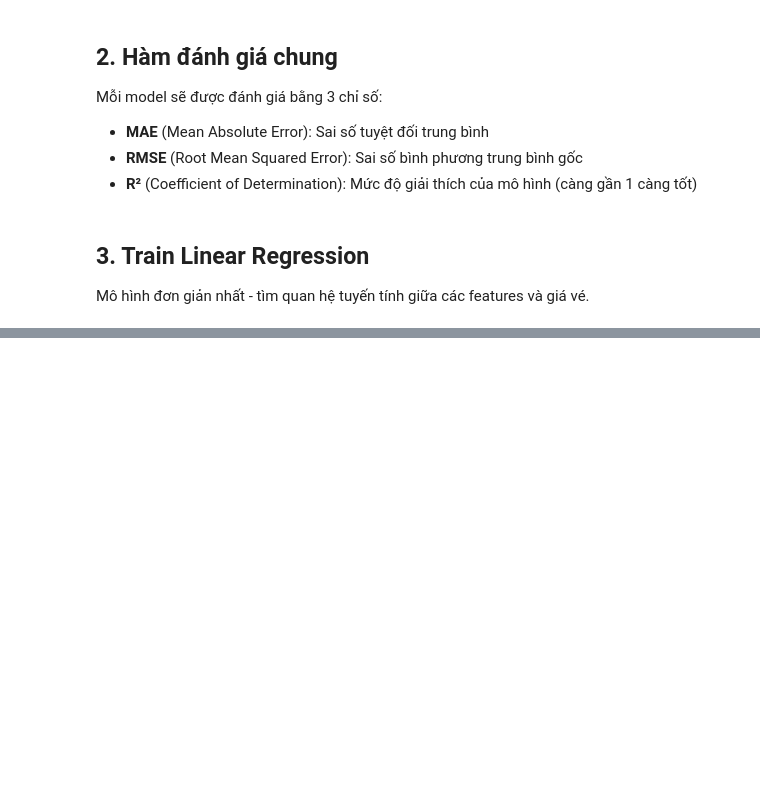
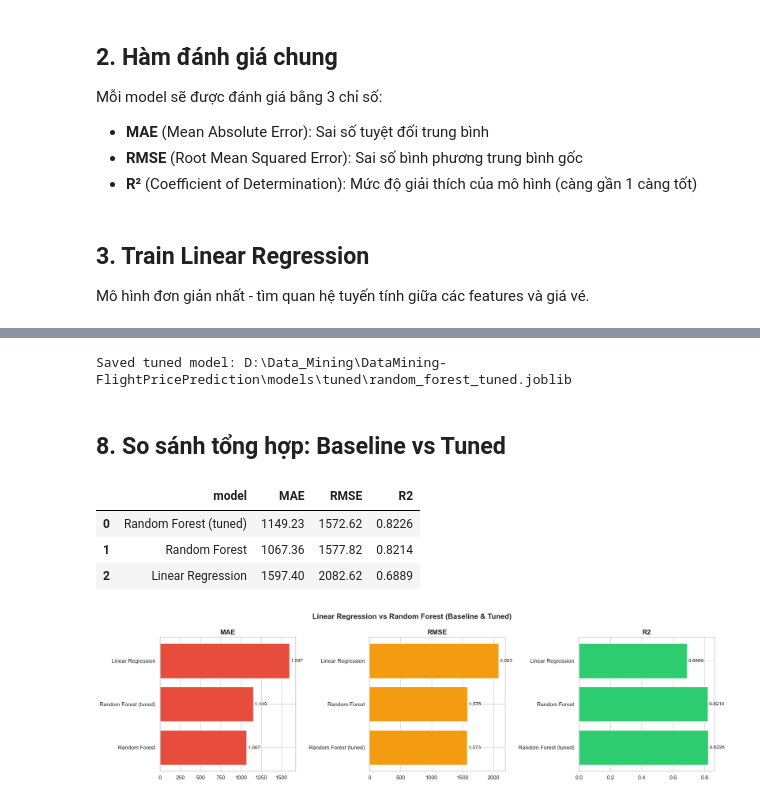
Before and after one commit to MinhMan9/DataMining-FlightPricePrediction, a Jupyter notebook: notebooks/03_baseline_models.ipynb, the cells around one changed output, grey strips where cells are left out. Drawn from its saved outputs; the diff is of its cells as text; code cells hidden in the pictures; blank space fills up the shorter version.

```diff
--- a/notebooks/03_baseline_models.ipynb
+++ b/notebooks/03_baseline_models.ipynb
@@ -100,7 +109,3 @@ Mô hình cây quyết định - có thể nắm bắt quan hệ phi tuyến nh
-# %%
-dt_model = DecisionTreeRegressor(random_state=RANDOM_STATE)
-dt_pipe, dt_metrics = evaluate_model("Decision Tree", dt_model, X_train, y_train, X_test, y_test)
-results.append(dt_metrics)
 # %% [markdown]
 <!-- @format -->
 
@@ -162,0 +228,39 @@ for name, pipe in models_to_save.items():
+# %%
+# Lưu tuned model
+tuned_path = MODELS_DIR / "tuned" / "random_forest_tuned.joblib"
+save_model(rf_tuned_pipe, tuned_path)
+print(f"Saved tuned model: {tuned_path}")
+# %% [output]
+Saved tuned model: D:\Data_Mining\DataMining-FlightPricePrediction\models\tuned\random_forest_tuned.joblib
+# %% [markdown]
+<!-- @format -->
+
+## 8. So sánh tổng hợp: Baseline vs Tuned
+# %%
+# Tổng hợp kết quả: LR baseline + RF baseline + RF tuned
+all_results = results + [rf_tuned_metrics]
+final_df = pd.DataFrame(all_results).sort_values("R2", ascending=False).reset_index(drop=True)
+display(final_df)
+
+# Biểu đồ so sánh
+fig, axes = plt.subplots(1, 3, figsize=(18, 5))
+metrics_list = ["MAE", "RMSE", "R2"]
+colors = ["#e74c3c", "#f39c12", "#2ecc71"]
+
+for ax, metric, color in zip(axes, metrics_list, colors):
+    df_sorted = final_df.sort_values(metric, ascending=(metric != "R2"))
+    bars = ax.barh(df_sorted["model"], df_sorted[metric], color=color, edgecolor="white")
+    ax.set_title(metric, fontsize=14, fontweight="bold")
+    for i, v in enumerate(df_sorted[metric]):
+        fmt = f"{v:.4f}" if metric == "R2" else f"{v:,.0f}"
+        ax.text(v, i, f" {fmt}", va="center", fontsize=10)
+
+plt.suptitle("Linear Regression vs Random Forest (Baseline & Tuned)", fontsize=15, fontweight="bold")
+plt.tight_layout()
+plt.show()
+# %% [output]
+|  | model | MAE | RMSE | R2 |
+| 0 | Random Forest (tuned) | 1149.23 | 1572.62 | 0.8226 |
+| 1 | Random Forest | 1067.36 | 1577.82 | 0.8214 |
+| 2 | Linear Regression | 1597.40 | 2082.62 | 0.6889 |
+[figure, added]
```
Also changed, not shown: parts of 14 cells of this notebook, 8 other files.
